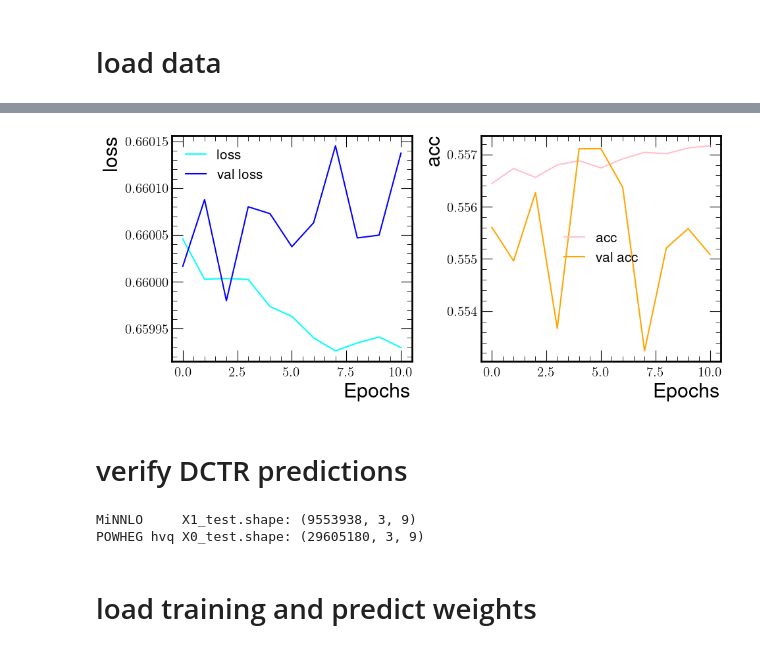
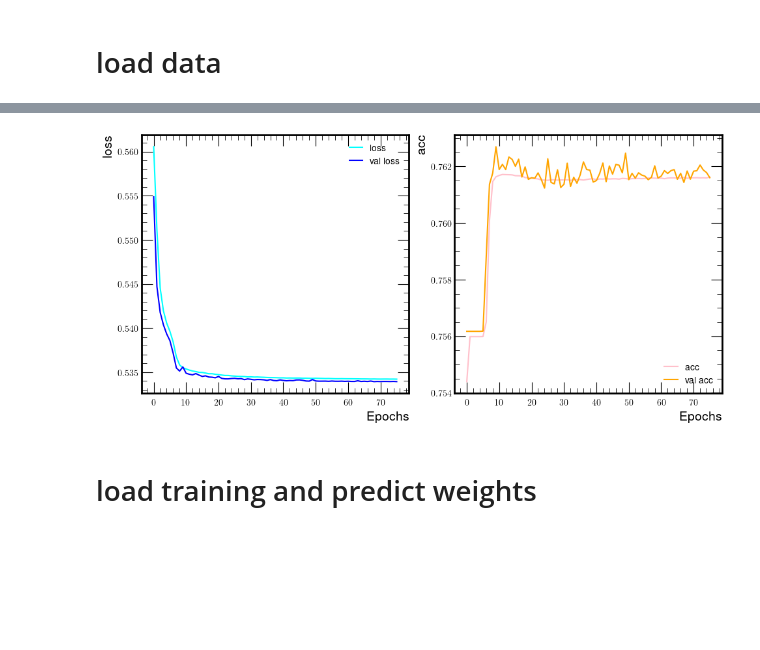
Before and after one commit to finnpuschmann/DCTR_FP, a Jupyter notebook: DCTR_notebook.ipynb, the cells around one changed output, grey strips where cells are left out. Drawn from its saved outputs; the diff is of its cells as text; code cells hidden in the pictures; blank space fills up the shorter version.

Commit message:
Updated DCTR.py and Notebook to latest WIP version

```diff
--- a/DCTR_notebook.ipynb
+++ b/DCTR_notebook.ipynb
@@ -166,2 +102,16 @@ wgt_val = np.abs(wgt_val)
+# %%
+# prep arrays for the neural network
+
+# prep_arrays() necessary args:
+# X0, X1
+# prep_arrays() default args:
+# val=0.15, shuffle=True, use_class_weights=False
+
+# strips theta parameter from datasets and creates Y classifier arrays
+# strips wgts from datasets and creates wgt arrays | if use_class_weights==True: -> give over represented dataset smaller weights
+# splits arrays into training and validation datasets accroding to val
+# splits arrays into training and validation datasets accroding to val
+
+X_train, X_val, Y_train, Y_val, wgt_train, wgt_val = DCTR.prep_arrays(X0_nrm, X1_nrm, val=0.2)
 # %% [markdown]
 
@@ -169,15 +119,12 @@ wgt_val = np.abs(wgt_val)
 # %%
-''' setup_nn() defaults
-input_dim=7, Phi_sizes = (100,100,128), F_sizes = (100,100,100),
-use_custom_loss=False, dropout=0.0, l2_reg=0.0, learning_rate=0.001,
-patience=10, use_scheduler=True, use_focal=False, gamma=1.1,
-monitor='val_loss', mode='min', savePath=currentPath,
-saveLabel='DCTR_training', summary=False
-'''
-dctr, callbacks = DCTR.setup_nn(input_dim=2, Phi_sizes = (10,10,12), F_sizes = (10,10,10)) # compiling model with different sizes clears weights
+# setup neural positive reweigher
+# default setup_nn() args:
+# input_dim=7, Phi_sizes = (100,100,128), F_sizes = (100,100,100),
+# loss = 'cce', foc_gamma=2, dropout=0.0, l2_reg=0.0, learning_rate=0.001,
+# patience=10, use_scheduler=True, monitor='val_loss', mode='min',
+# savePath=currentPath, saveLabel='DCTR_training', summary=False):
 
-#initialize training
-dctr, callbacks = DCTR.setup_nn(input_dim=6, dropout=0.15, l2_reg=5e-7, patience=30)
+# suppots 'mse', 'focal' and 'cce' losses. default 'cce' is used if string isn't either 'mse' or 'focal'
+# returns neural network and callbacks
 
-dctr.load_weights('DCTR_training.h5')
-DCTR.train(dctr, callbacks, X_train, Y_train, X_val, Y_val, wgt_train=wgt_train, wgt_val=wgt_val, epochs=500, batch_size=8192*8)
+dctr, callbacks = DCTR.setup_nn(input_dim=6, patience=10, saveLabel='DCTR_training')
@@ -203,7 +131,9 @@ Epoch 79: early stopping
 # %%
-#continue training
-dctr, callbacks = DCTR.setup_nn(input_dim=6, dropout=0.02, patience=8)
+# train neural network
+# train() necessary args:
+# dctr, callbacks, X_train, Y_train, X_val, Y_val
+# train() default args:
+# wgt_train=1.0, wgt_val=1.0, epochs=80, batch_size=8192, savePath=currentPath, saveLabel='DCTR_training'):
 
-dctr.load_weights('DCTR_training.h5')
-DCTR.train(dctr, callbacks, X_train, Y_train, X_val, Y_val, wgt_train=wgt_train, wgt_val=wgt_val, epochs=500, batch_size=8192*8)
+DCTR.train(dctr, callbacks, X_train, Y_train, X_val, Y_val, wgt_train=wgt_train, wgt_val=wgt_val, epochs=500, batch_size=8192*32, saveLabel='DCTR_training')
 # %% [output]
@@ -227,22 +157,3 @@ Epoch 11: early stopping
-[figure, old version]
+[figure, new version]
-# %% [markdown]
-# verify DCTR predictions
-# %%
-# Load Datasets: MiNNLO: X1 | POWHEG hvq: X0
-# all particles arrays
-
-# POWHEG hvq
-X0_test = np.array(DCTR.load_dataset('/tf/data/BachelorThesis_Data/LHE/data/POWHEG_hvq/converted_lhe.npz'))
-X0_test = DCTR.remove_jet_parts(X0_test)
-
-# MiNNLO
-X1_test = np.array(DCTR.load_dataset('/tf/data/BachelorThesis_Data/LHE/data/MiNNLO/converted_lhe.npz'))
-X1_test = DCTR.remove_jet_parts(X1_test)
-
-print('MiNNLO     X1_test.shape: '+str(X1_test.shape))
-print('POWHEG hvq X0_test.shape: '+str(X0_test.shape))
-# %% [output]
-MiNNLO     X1_test.shape: (9553938, 3, 9)
-POWHEG hvq X0_test.shape: (29605180, 3, 9)
 # %% [markdown]
 # load training and predict weights
```
Also changed, not shown: parts of 56 cells of this notebook, 2 other files.
